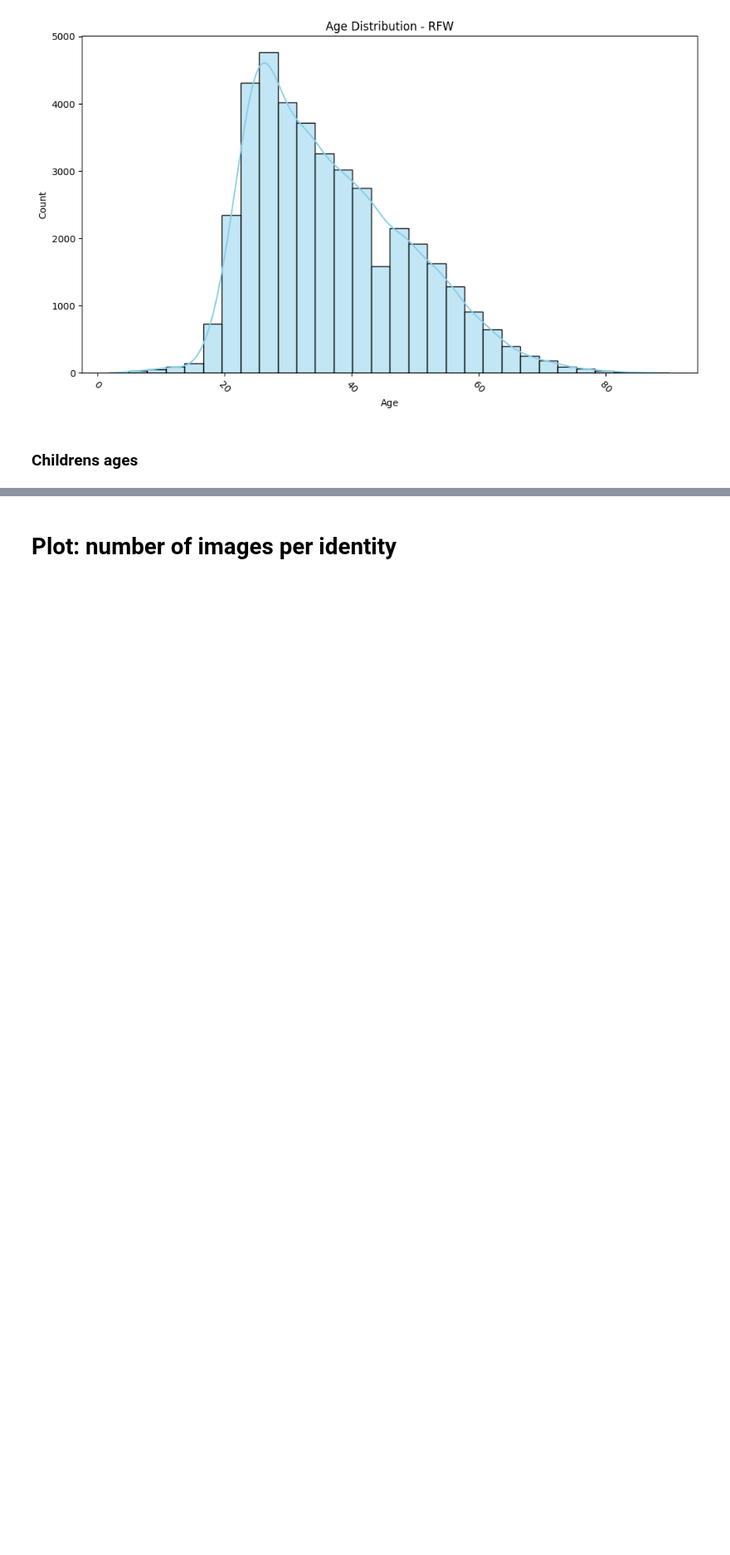
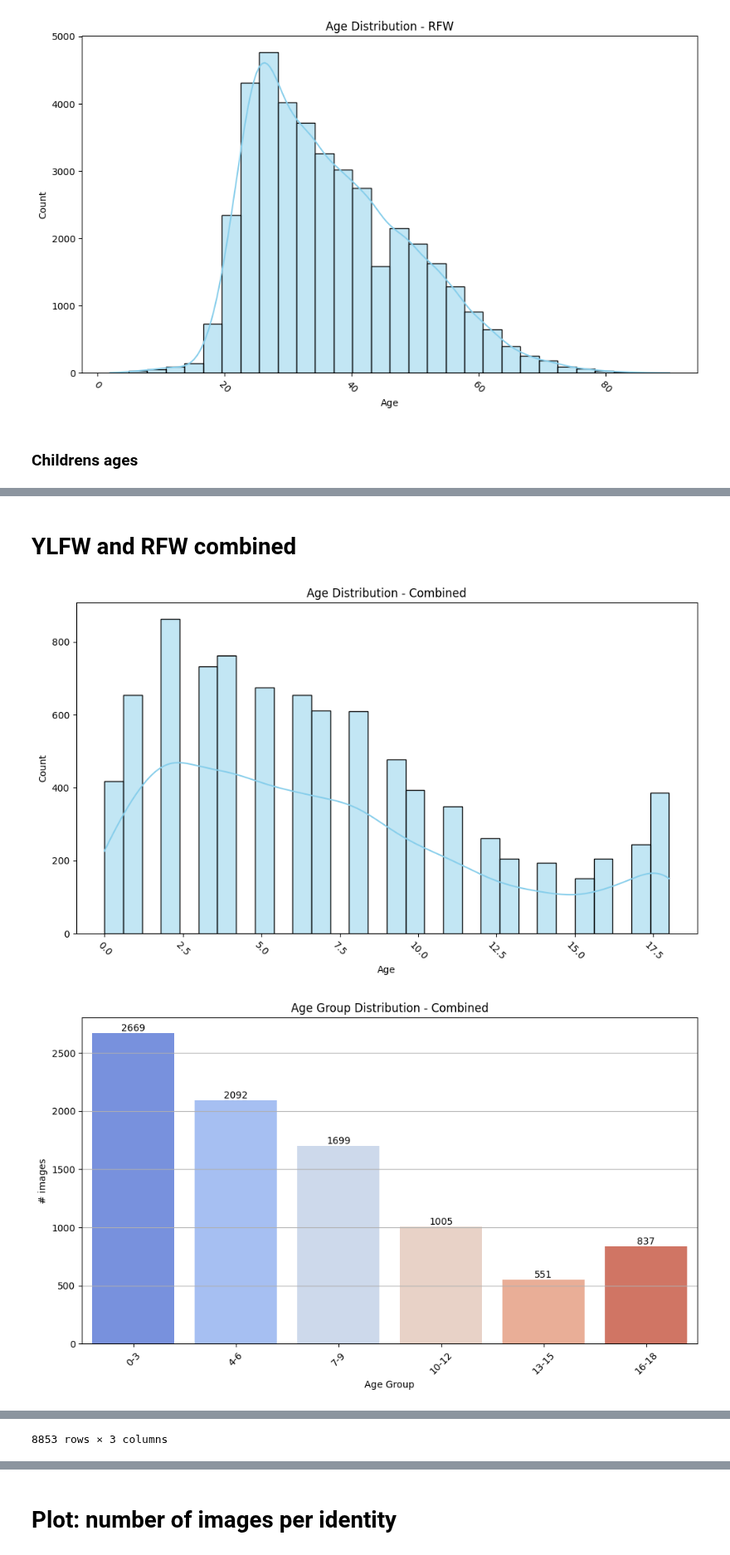
Before and after one commit to Kat-Gabi/Master_Thesis, a Jupyter notebook: notebooks/data_vis/age-estimation_stats.ipynb, the cells around one changed output, grey strips where cells are left out. Shown at 83% size. Drawn from its saved outputs; the diff is of its cells as text; code cells hidden in the pictures; blank space fills up the shorter version.

```diff
--- a/notebooks/data_vis/age-estimation_stats.ipynb
+++ b/notebooks/data_vis/age-estimation_stats.ipynb
@@ -134,7 +172,7 @@ def plot_age_group_distribution(df, title, figsize=(10, 6)):
     ax = sns.countplot(data=df, x='Age Group', palette='coolwarm')
     plt.title(f"Age Group Distribution - {title}")
     plt.xlabel("Age Group")
-    plt.ylabel("Count")
+    plt.ylabel("# images")
     plt.xticks(rotation=45)
     plt.grid(axis='y')
 
@@ -148,6 +186,8 @@ def plot_age_group_distribution(df, title, figsize=(10, 6)):
     # Show the plot
     plt.tight_layout()
     plt.show()
+
+    return df
 # %%
 plot_age_group_distribution(df_YLFW, 'YLFW')
 # %% [output]
@@ -158,0 +225,15 @@ plot_age_group_distribution(df_RFW, 'RFW')
+# %% [markdown]
+# YLFW and RFW combined
+# %%
+# combine the two dataframes
+
+df_combined = pd.concat([df_YLFW, df_RFW])
+df_combined = df_combined.dropna()
+df_combined = df_combined.sort_values(by='Age')
+
+plot_demographic_distribution(df_combined, 'Combined', column="Age", bins=30, color="skyblue", figsize=(10, 6))
+
+plot_age_group_distribution(df_combined, 'Combined')
+# %% [output]
+[figure, added]
+[figure, added]
@@ -158,0 +252 @@ plot_age_group_distribution(df_RFW, 'RFW')
+8853 rows × 3 columns
```
Also changed, not shown: parts of 15 cells of this notebook.
